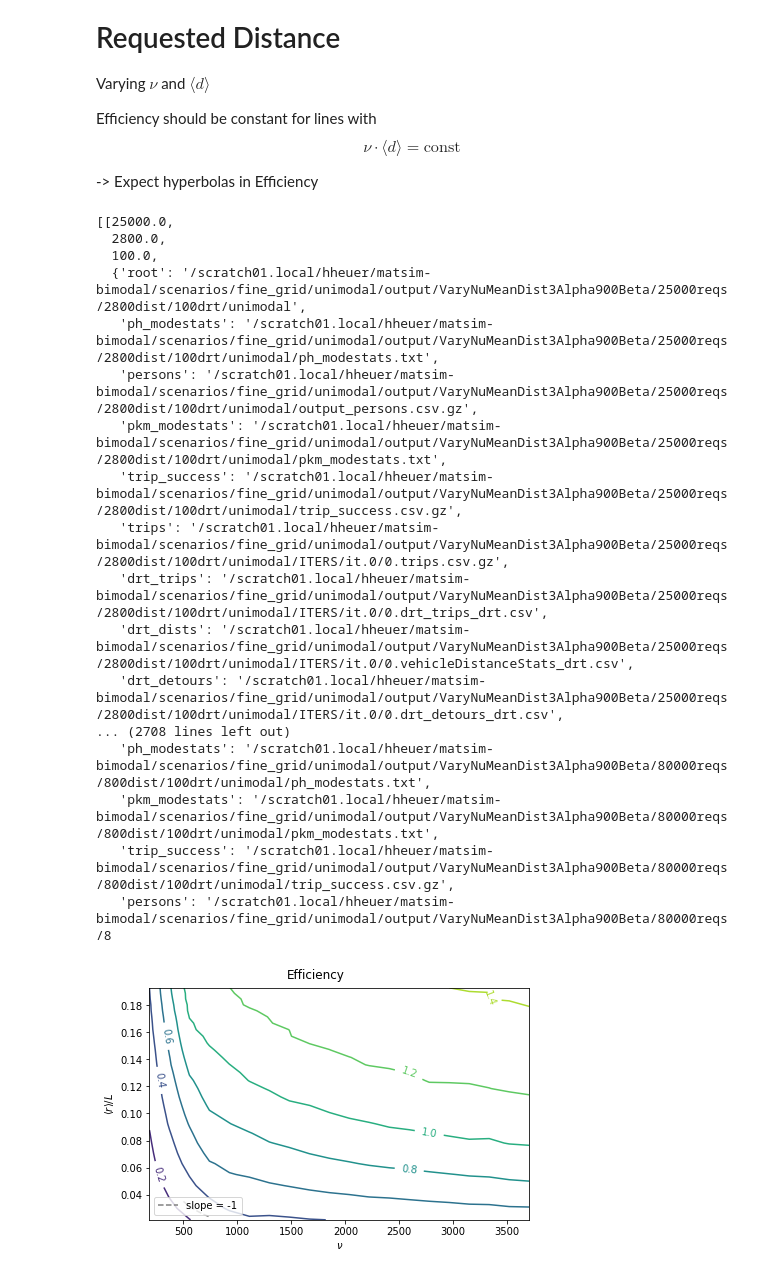
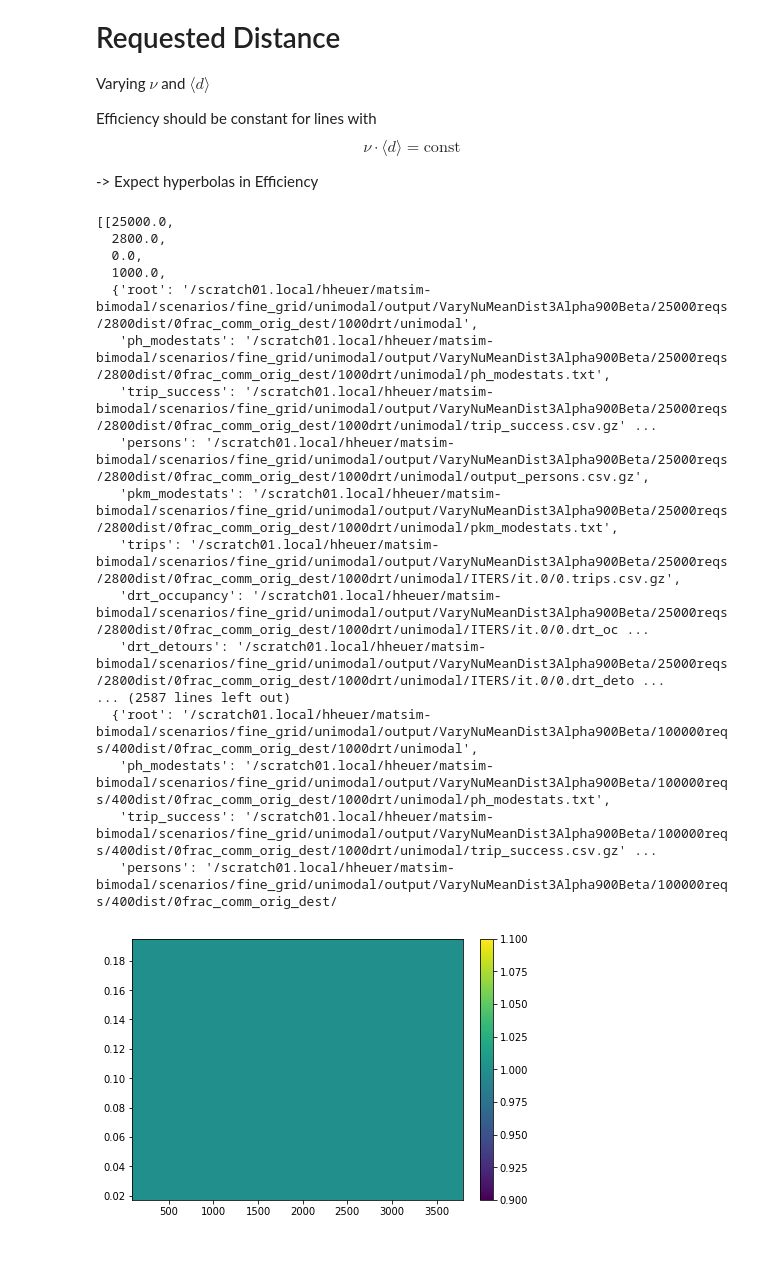
Before and after one commit to poss-group/matsim-bimodal-1, a Jupyter notebook: python_analysis/AnalyzeUnimodalVaryNuAvDrtDist.ipynb, the cells around one changed output. Cells and saved outputs as stored; diff of their text form; code cells hidden in the pictures.

```diff
--- a/python_analysis/AnalyzeUnimodalVaryNuAvDrtDist.ipynb
+++ b/python_analysis/AnalyzeUnimodalVaryNuAvDrtDist.ipynb
@@ -20,26 +20,26 @@ from FindDataFunctions import *
 # %%
 path = "/scratch01.local/hheuer/matsim-bimodal/scenarios/fine_grid/unimodal/output/VaryNuMeanDist3Alpha900Beta/"
 # %%
-uni_dirs = getDirs(path, ["reqs", "dist", "drt", "unimodal"], [None, None, "100", None])
+uni_dirs = getDirs(path, ["reqs", "dist", "frac_comm_orig_dest", "drt", "unimodal"], [None, None, None, "1000", None])
 display(uni_dirs)
 # %% [output]
 [[25000.0,
   2800.0,
-  100.0,
-  {'root': '/scratch01.local/hheuer/matsim-bimodal/scenarios/fine_grid/unimodal/output/VaryNuMeanDist3Alpha900Beta/25000reqs/2800dist/100drt/unimodal',
-   'ph_modestats': '/scratch01.local/hheuer/matsim-bimodal/scenarios/fine_grid/unimodal/output/VaryNuMeanDist3Alpha900Beta/25000reqs/2800dist/100drt/unimodal/ph_modestats.txt',
-   'persons': '/scratch01.local/hheuer/matsim-bimodal/scenarios/fine_grid/unimodal/output/VaryNuMeanDist3Alpha900Beta/25000reqs/2800dist/100drt/unimodal/output_persons.csv.gz',
-   'pkm_modestats': '/scratch01.local/hheuer/matsim-bimodal/scenarios/fine_grid/unimodal/output/VaryNuMeanDist3Alpha900Beta/25000reqs/2800dist/100drt/unimodal/pkm_modestats.txt',
-   'trip_success': '/scratch01.local/hheuer/matsim-bimodal/scenarios/fine_grid/unimodal/output/VaryNuMeanDist3Alpha900Beta/25000reqs/2800dist/100drt/unimodal/trip_success.csv.gz',
-   'trips': '/scratch01.local/hheuer/matsim-bimodal/scenarios/fine_grid/unimodal/output/VaryNuMeanDist3Alpha900Beta/25000reqs/2800dist/100drt/unimodal/ITERS/it.0/0.trips.csv.gz',
-   'drt_trips': '/scratch01.local/hheuer/matsim-bimodal/scenarios/fine_grid/unimodal/output/VaryNuMeanDist3Alpha900Beta/25000reqs/2800dist/100drt/unimodal/ITERS/it.0/0.drt_trips_drt.csv',
-   'drt_dists': '/scratch01.local/hheuer/matsim-bimodal/scenarios/fine_grid/unimodal/output/VaryNuMeanDist3Alpha900Beta/25000reqs/2800dist/100drt/unimodal/ITERS/it.0/0.vehicleDistanceStats_drt.csv',
-   'drt_detours': '/scratch01.local/hheuer/matsim-bimodal/scenarios/fine_grid/unimodal/output/VaryNuMeanDist3Alpha900Beta/25000reqs/2800dist/100drt/unimodal/ITERS/it.0/0.drt_detours_drt.csv',
-... (2708 lines left out)
-   'ph_modestats': '/scratch01.local/hheuer/matsim-bimodal/scenarios/fine_grid/unimodal/output/VaryNuMeanDist3Alpha900Beta/80000reqs/800dist/100drt/unimodal/ph_modestats.txt',
-   'pkm_modestats': '/scratch01.local/hheuer/matsim-bimodal/scenarios/fine_grid/unimodal/output/VaryNuMeanDist3Alpha900Beta/80000reqs/800dist/100drt/unimodal/pkm_modestats.txt',
-   'trip_success': '/scratch01.local/hheuer/matsim-bimodal/scenarios/fine_grid/unimodal/output/VaryNuMeanDist3Alpha900Beta/80000reqs/800dist/100drt/unimodal/trip_success.csv.gz',
-   'persons': '/scratch01.local/hheuer/matsim-bimodal/scenarios/fine_grid/unimodal/output/VaryNuMeanDist3Alpha900Beta/80000reqs/8
+  0.0,
+  1000.0,
+  {'root': '/scratch01.local/hheuer/matsim-bimodal/scenarios/fine_grid/unimodal/output/VaryNuMeanDist3Alpha900Beta/25000reqs/2800dist/0frac_comm_orig_dest/1000drt/unimodal',
+   'ph_modestats': '/scratch01.local/hheuer/matsim-bimodal/scenarios/fine_grid/unimodal/output/VaryNuMeanDist3Alpha900Beta/25000reqs/2800dist/0frac_comm_orig_dest/1000drt/unimodal/ph_modestats.txt',
+   'trip_success': '/scratch01.local/hheuer/matsim-bimodal/scenarios/fine_grid/unimodal/output/VaryNuMeanDist3Alpha900Beta/25000reqs/2800dist/0frac_comm_orig_dest/1000drt/unimodal/trip_success.csv.gz' ...
+   'persons': '/scratch01.local/hheuer/matsim-bimodal/scenarios/fine_grid/unimodal/output/VaryNuMeanDist3Alpha900Beta/25000reqs/2800dist/0frac_comm_orig_dest/1000drt/unimodal/output_persons.csv.gz',
+   'pkm_modestats': '/scratch01.local/hheuer/matsim-bimodal/scenarios/fine_grid/unimodal/output/VaryNuMeanDist3Alpha900Beta/25000reqs/2800dist/0frac_comm_orig_dest/1000drt/unimodal/pkm_modestats.txt',
+   'trips': '/scratch01.local/hheuer/matsim-bimodal/scenarios/fine_grid/unimodal/output/VaryNuMeanDist3Alpha900Beta/25000reqs/2800dist/0frac_comm_orig_dest/1000drt/unimodal/ITERS/it.0/0.trips.csv.gz',
+   'drt_occupancy': '/scratch01.local/hheuer/matsim-bimodal/scenarios/fine_grid/unimodal/output/VaryNuMeanDist3Alpha900Beta/25000reqs/2800dist/0frac_comm_orig_dest/1000drt/unimodal/ITERS/it.0/0.drt_oc ...
+   'drt_detours': '/scratch01.local/hheuer/matsim-bimodal/scenarios/fine_grid/unimodal/output/VaryNuMeanDist3Alpha900Beta/25000reqs/2800dist/0frac_comm_orig_dest/1000drt/unimodal/ITERS/it.0/0.drt_deto ...
+... (2587 lines left out)
+  {'root': '/scratch01.local/hheuer/matsim-bimodal/scenarios/fine_grid/unimodal/output/VaryNuMeanDist3Alpha900Beta/100000reqs/400dist/0frac_comm_orig_dest/1000drt/unimodal',
+   'ph_modestats': '/scratch01.local/hheuer/matsim-bimodal/scenarios/fine_grid/unimodal/output/VaryNuMeanDist3Alpha900Beta/100000reqs/400dist/0frac_comm_orig_dest/1000drt/unimodal/ph_modestats.txt',
+   'trip_success': '/scratch01.local/hheuer/matsim-bimodal/scenarios/fine_grid/unimodal/output/VaryNuMeanDist3Alpha900Beta/100000reqs/400dist/0frac_comm_orig_dest/1000drt/unimodal/trip_success.csv.gz' ...
+   'persons': '/scratch01.local/hheuer/matsim-bimodal/scenarios/fine_grid/unimodal/output/VaryNuMeanDist3Alpha900Beta/100000reqs/400dist/0frac_comm_orig_dest/
 # %%
 saved_path = os.path.join(path, "saved.pkl")
 if os.path.isfile(saved_path):
@@ -87,40 +87,20 @@ data = df.pivot(index="reqs", columns="req_mean_dist_av", values=["servability",
                                                       "cummulative_dist_drt_unshared", "pkm_drt",
                                                        "occupancy", "occupancy_non_idling", "detour"])
 # %%
-%matplotlib inline
-
 fig, ax = plt.subplots(constrained_layout=True)
 
 sim_timescale = 9*3600 # T_sim [s]
 timescale = 10000/(30/3.6) # L/v_drt
 
 # Z = data["cummulative_dist_drt_unshared"]/data["cummulative_dist_drt"]
-Z = data["occupancy"]/data["detour"]
+Z = data["servability"]
 x = Z.index.to_numpy()/sim_timescale*timescale
 y = Z.columns.to_numpy()/10000
 X,Y = np.meshgrid(x, y, indexing='ij')
 
-# im = ax.pcolor(X,Y,Z.to_numpy(), shading='auto', linewidth=0)
-im = ax.contour(X,Y,Z.to_numpy())
-ax.clabel(im, inline=1, fontsize=10)
-
-x_vals = np.linspace(500, 750, 1000)
-b = -1
-a = 0.035/x_vals[0]**b
-y_vals = a * x_vals**b
-ax.plot(x_vals, y_vals, '--', c="grey", label="slope = -1")
-
-# im.set_edgecolor('face')
-# plt.colorbar(im, label="Efficiency")
-ax.set_xlabel(r"$\nu$")
-ax.set_ylabel(r"$\langle r\rangle/L$")
-# ax.set_xscale("log")
-# ax.set_yscale("log")
-ax.legend(loc="lower left")
-fig.suptitle("Efficiency")
-
-# fig.savefig("figures/VaryNuAvDistUnimodalLogLog.jpg", dpi=300)
+im = ax.pcolormesh(X,Y,Z.to_numpy(), shading="auto")
+fig.colorbar(im)
 
 plt.show()
 # %% [output]
-[figure, old version]
+[figure, new version]
```
Also changed, not shown: parts of 3 cells of this notebook, 11 other files.
